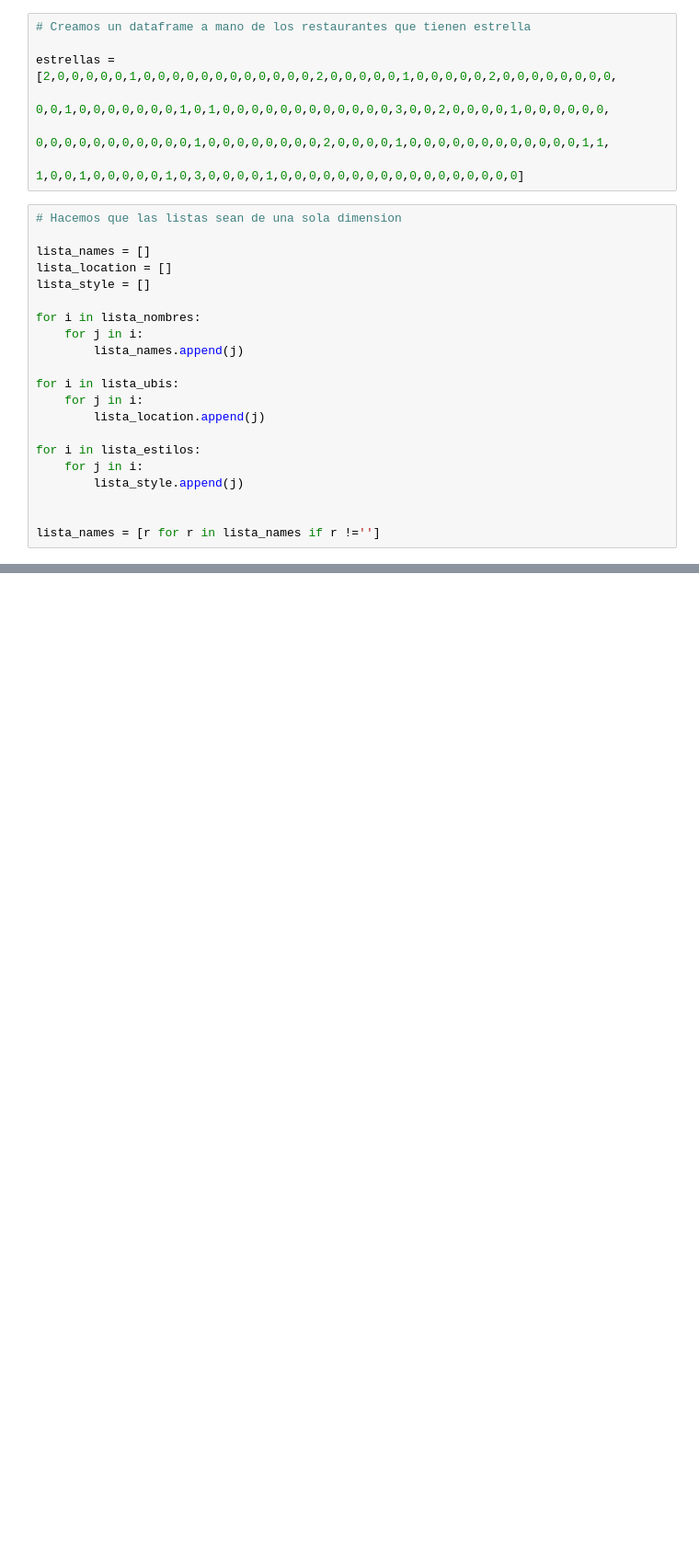
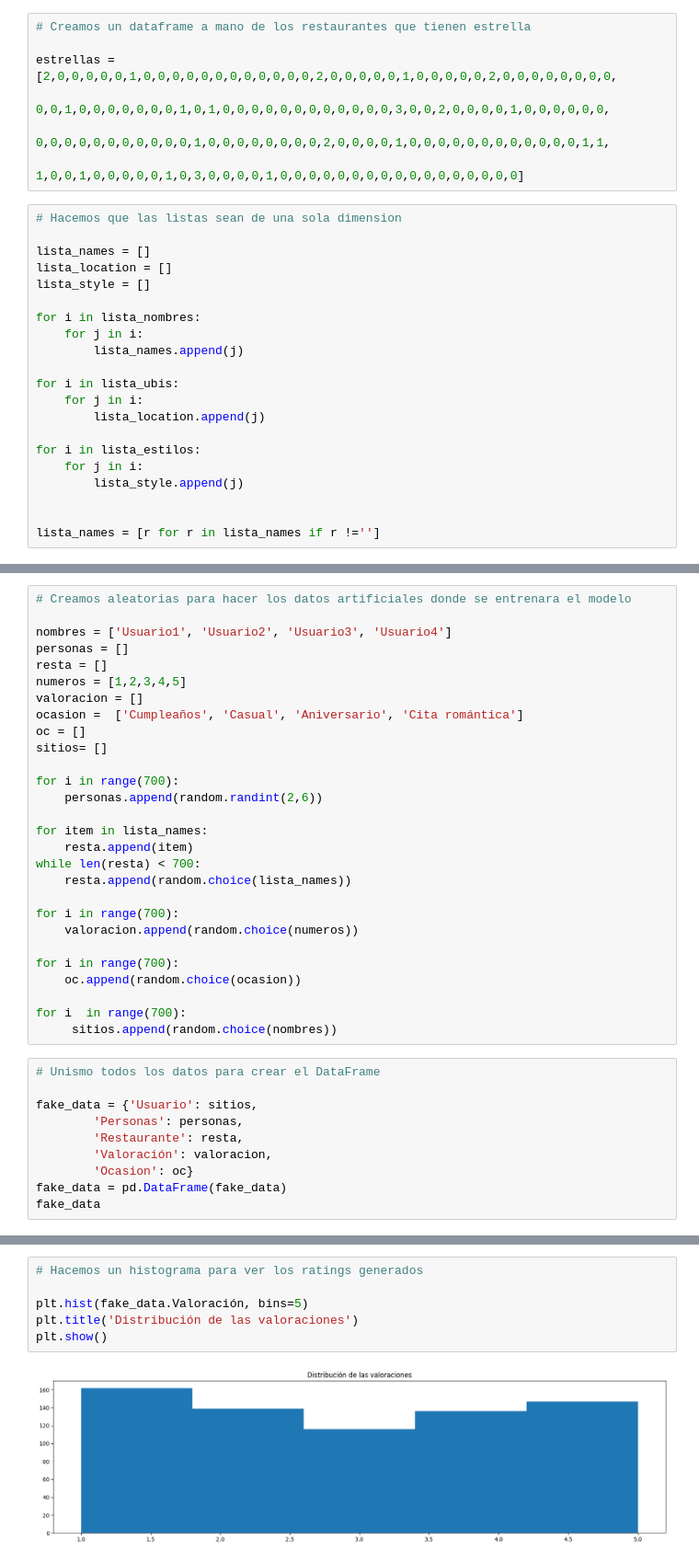
Before and after one commit to legabrielo/Recomendador, a Jupyter notebook: ML_Restaurantes.ipynb, the cells around one changed output, grey strips where cells are left out. Shown at 92% size. Drawn from its saved outputs; the diff is of its cells as text; blank space fills up the shorter version.

```diff
--- a/ML_Restaurantes.ipynb
+++ b/ML_Restaurantes.ipynb
@@ -197,0 +241,38 @@ Restaurantes.head()
+# %%
+# Creamos aleatorias para hacer los datos artificiales donde se entrenara el modelo
+
+nombres = ['Usuario1', 'Usuario2', 'Usuario3', 'Usuario4']
+personas = []
+resta = []
+numeros = [1,2,3,4,5]
+valoracion = []
+ocasion =  ['Cumpleaños', 'Casual', 'Aniversario', 'Cita romántica']
+oc = []
+sitios= []
+
+for i in range(700):
+    personas.append(random.randint(2,6))
+
+for item in lista_names:
+    resta.append(item)
+while len(resta) < 700:
+    resta.append(random.choice(lista_names))
+
+for i in range(700):
+    valoracion.append(random.choice(numeros))
+
+for i in range(700):
+    oc.append(random.choice(ocasion))
+
+for i  in range(700):
+     sitios.append(random.choice(nombres))
+# %%
+# Unismo todos los datos para crear el DataFrame
+
+fake_data = {'Usuario': sitios,
+        'Personas': personas,
+        'Restaurante': resta,
+        'Valoración': valoracion,
+        'Ocasion': oc}
+fake_data = pd.DataFrame(fake_data)
+fake_data
@@ -197,0 +293,8 @@ Restaurantes.head()
+# %%
+# Hacemos un histograma para ver los ratings generados
+
+plt.hist(fake_data.Valoración, bins=5)
+plt.title('Distribución de las valoraciones')
+plt.show()
+# %% [output]
+[figure, added]
```
Also changed, not shown: parts of 17 cells of this notebook.
